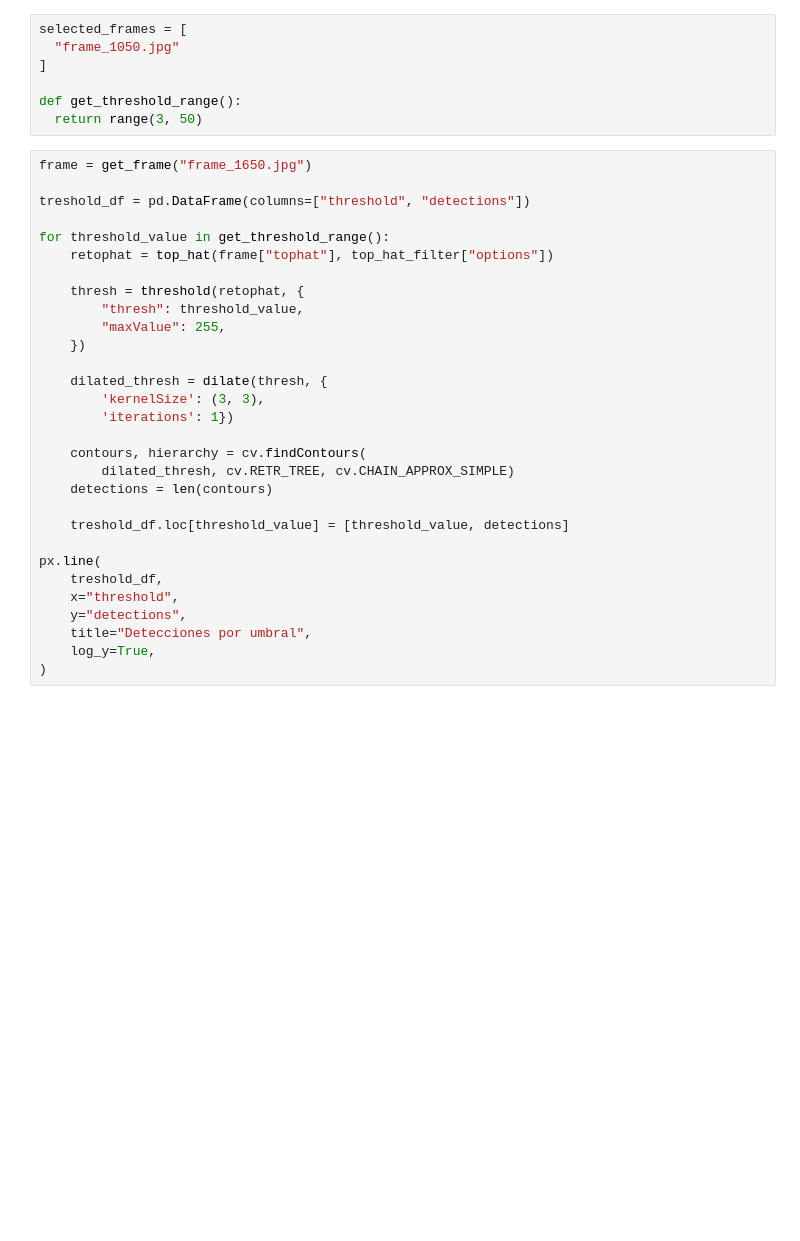
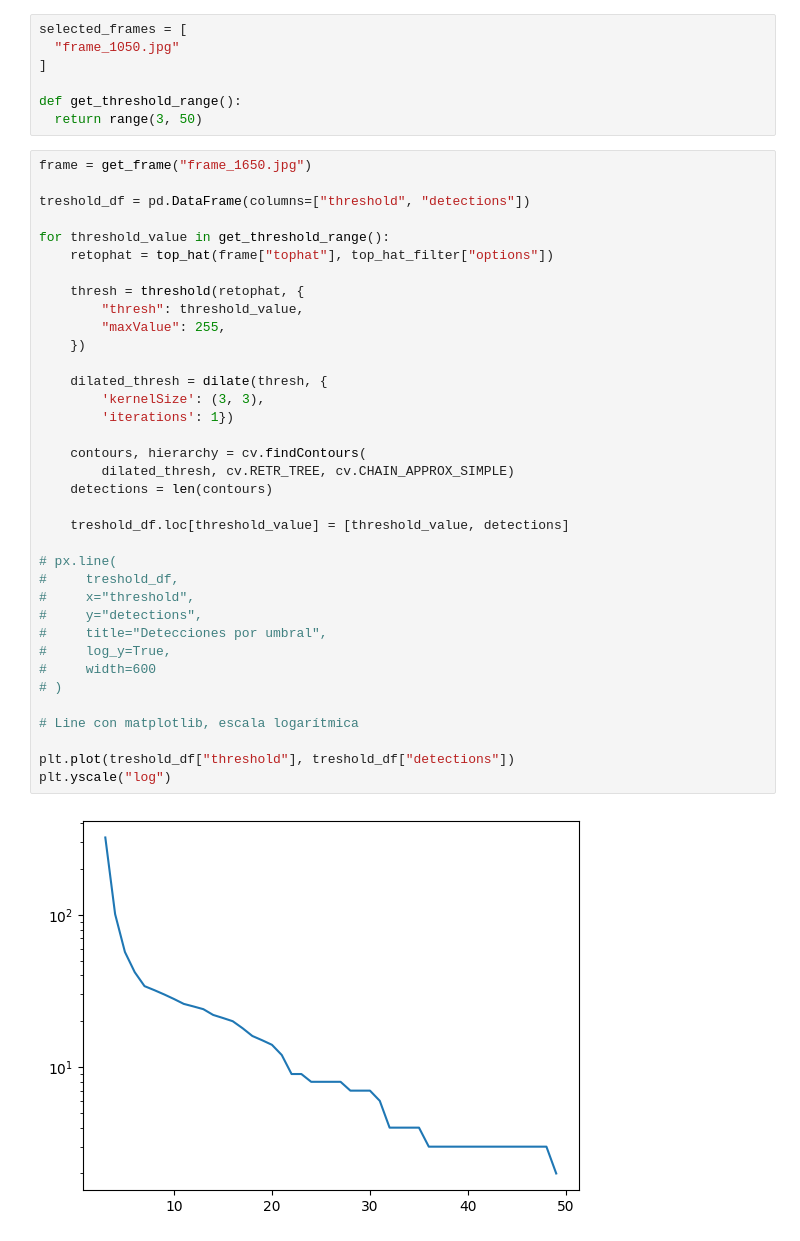
Before and after one commit to miguel-martinr/Deepview_rev, a Jupyter notebook: main.ipynb, the cells around one changed output. Cells and saved outputs as stored; diff of their text form; blank space fills up the shorter version.

Commit message:
matplotlib

```diff
--- a/main.ipynb
+++ b/main.ipynb
@@ -392,31 +407,39 @@ def get_threshold_range():
 # %%
 frame = get_frame("frame_1650.jpg")
 
 treshold_df = pd.DataFrame(columns=["threshold", "detections"])
 
 for threshold_value in get_threshold_range():
     retophat = top_hat(frame["tophat"], top_hat_filter["options"])
 
     thresh = threshold(retophat, {
         "thresh": threshold_value,
         "maxValue": 255,
     })
 
     dilated_thresh = dilate(thresh, {
         'kernelSize': (3, 3),
         'iterations': 1})
 
     contours, hierarchy = cv.findContours(
         dilated_thresh, cv.RETR_TREE, cv.CHAIN_APPROX_SIMPLE)
     detections = len(contours)
 
     treshold_df.loc[threshold_value] = [threshold_value, detections]
 
-px.line(
-    treshold_df,
-    x="threshold",
-    y="detections",
-    title="Detecciones por umbral",
-    log_y=True,
-)
+# px.line(
+#     treshold_df,
+#     x="threshold",
+#     y="detections",
+#     title="Detecciones por umbral",
+#     log_y=True,
+#     width=600
+# )
+
+# Line con matplotlib, escala logarítmica
+
+plt.plot(treshold_df["threshold"], treshold_df["detections"])
+plt.yscale("log")
+# %% [output]
+[figure, added]
 # %% [markdown]
```
Also changed, not shown: parts of 6 cells of this notebook, 2 other files.
